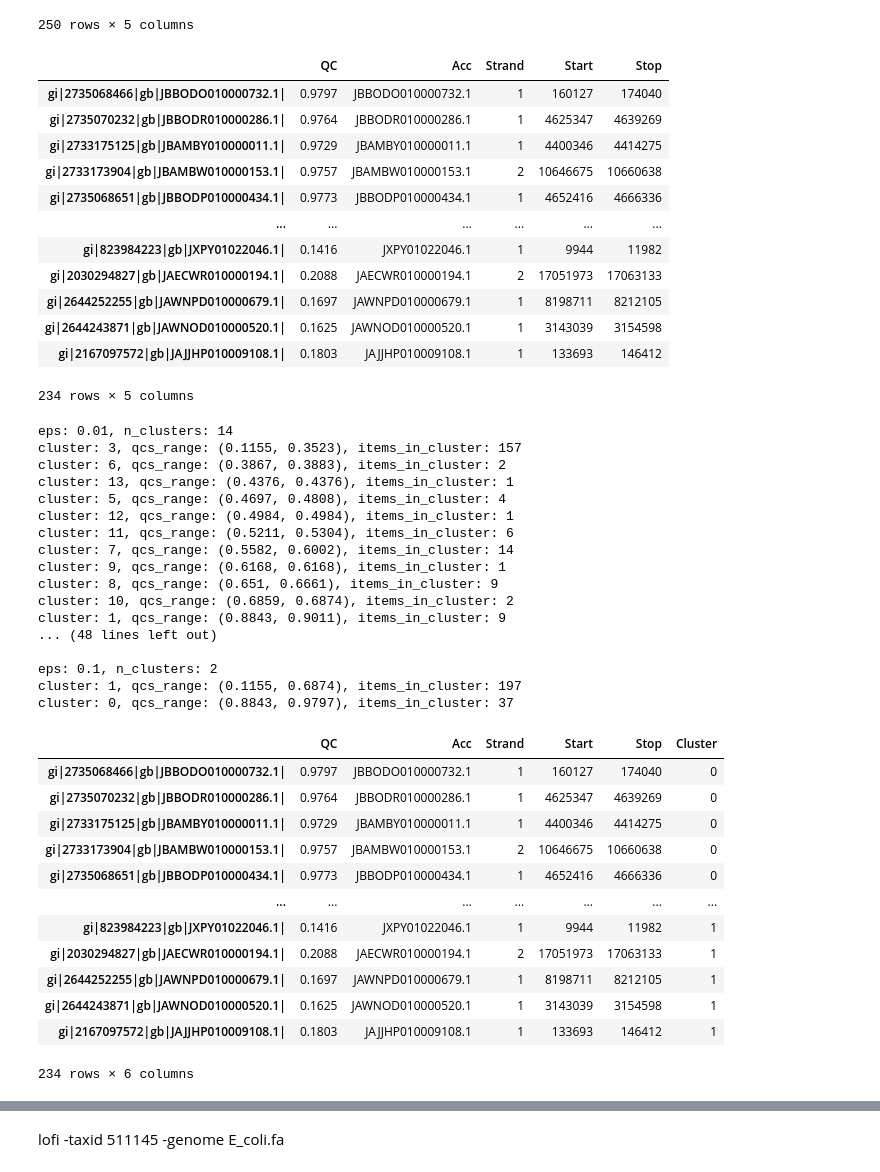
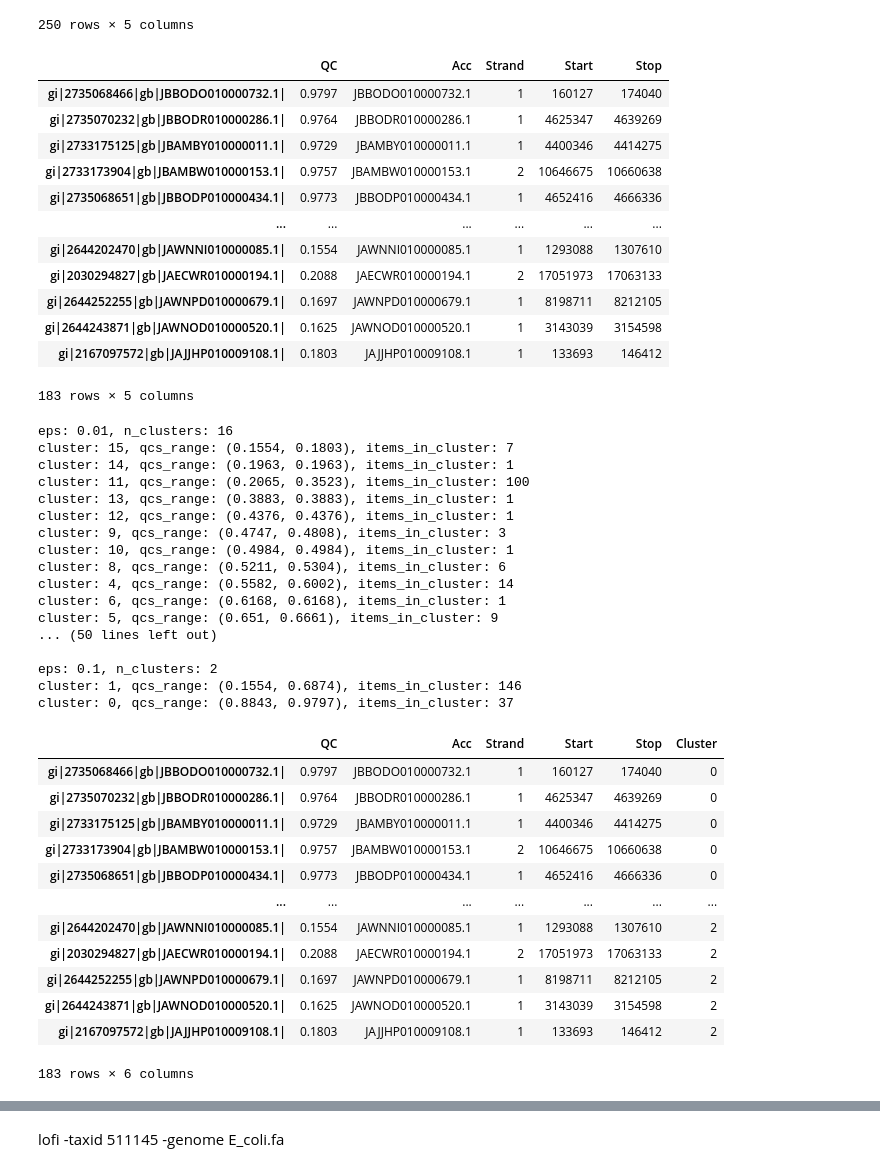
Before and after one commit to ArtemVaska/Diploma, a Jupyter notebook: Scripts/bachelor_repeat.ipynb, the cells around one changed output, grey strips where cells are left out. Saved outputs shown, nothing was run; the diff lists cells and outputs as text; code cells hidden in the pictures.

```diff
--- a/Scripts/bachelor_repeat.ipynb
+++ b/Scripts/bachelor_repeat.ipynb
@@ -188,41 +197,41 @@ qcs_df_upd
 | gi|2167097572|gb|JAJJHP010009108.1| | 0.1803 | JAJJHP010009108.1 | 1 | 133693 | 146412 |
 250 rows × 5 columns
 # %%
-qcs_df_upd_filtered = filter_df(qcs_df_upd)
+qcs_df_upd_filtered = filter_df(qcs_df_upd, qc_threshold=0.1, range_threshold=10_000)
 qcs_df_upd_filtered
 # %% [output]
 |  | QC | Acc | Strand | Start | Stop |
 | gi|2735068466|gb|JBBODO010000732.1| | 0.9797 | JBBODO010000732.1 | 1 | 160127 | 174040 |
 | gi|2735070232|gb|JBBODR010000286.1| | 0.9764 | JBBODR010000286.1 | 1 | 4625347 | 4639269 |
 | gi|2733175125|gb|JBAMBY010000011.1| | 0.9729 | JBAMBY010000011.1 | 1 | 4400346 | 4414275 |
 | gi|2733173904|gb|JBAMBW010000153.1| | 0.9757 | JBAMBW010000153.1 | 2 | 10646675 | 10660638 |
 | gi|2735068651|gb|JBBODP010000434.1| | 0.9773 | JBBODP010000434.1 | 1 | 4652416 | 4666336 |
 | ... | ... | ... | ... | ... | ... |
-| gi|823984223|gb|JXPY01022046.1| | 0.1416 | JXPY01022046.1 | 1 | 9944 | 11982 |
+| gi|2644202470|gb|JAWNNI010000085.1| | 0.1554 | JAWNNI010000085.1 | 1 | 1293088 | 1307610 |
 | gi|2030294827|gb|JAECWR010000194.1| | 0.2088 | JAECWR010000194.1 | 2 | 17051973 | 17063133 |
 | gi|2644252255|gb|JAWNPD010000679.1| | 0.1697 | JAWNPD010000679.1 | 1 | 8198711 | 8212105 |
 | gi|2644243871|gb|JAWNOD010000520.1| | 0.1625 | JAWNOD010000520.1 | 1 | 3143039 | 3154598 |
 | gi|2167097572|gb|JAJJHP010009108.1| | 0.1803 | JAJJHP010009108.1 | 1 | 133693 | 146412 |
-234 rows × 5 columns
+183 rows × 5 columns
 # %%
 cluster_analysis_preview(qcs_df_upd_filtered)
 # %% [output]
-eps: 0.01, n_clusters: 14
-cluster: 3, qcs_range: (0.1155, 0.3523), items_in_cluster: 157
-cluster: 6, qcs_range: (0.3867, 0.3883), items_in_cluster: 2
-cluster: 13, qcs_range: (0.4376, 0.4376), items_in_cluster: 1
-cluster: 5, qcs_range: (0.4697, 0.4808), items_in_cluster: 4
-cluster: 12, qcs_range: (0.4984, 0.4984), items_in_cluster: 1
-cluster: 11, qcs_range: (0.5211, 0.5304), items_in_cluster: 6
-cluster: 7, qcs_range: (0.5582, 0.6002), items_in_cluster: 14
-cluster: 9, qcs_range: (0.6168, 0.6168), items_in_cluster: 1
-cluster: 8, qcs_range: (0.651, 0.6661), items_in_cluster: 9
-cluster: 10, qcs_range: (0.6859, 0.6874), items_in_cluster: 2
-cluster: 1, qcs_range: (0.8843, 0.9011), items_in_cluster: 9
-... (48 lines left out)
+eps: 0.01, n_clusters: 16
+cluster: 15, qcs_range: (0.1554, 0.1803), items_in_cluster: 7
+cluster: 14, qcs_range: (0.1963, 0.1963), items_in_cluster: 1
+cluster: 11, qcs_range: (0.2065, 0.3523), items_in_cluster: 100
+cluster: 13, qcs_range: (0.3883, 0.3883), items_in_cluster: 1
+cluster: 12, qcs_range: (0.4376, 0.4376), items_in_cluster: 1
+cluster: 9, qcs_range: (0.4747, 0.4808), items_in_cluster: 3
+cluster: 10, qcs_range: (0.4984, 0.4984), items_in_cluster: 1
+cluster: 8, qcs_range: (0.5211, 0.5304), items_in_cluster: 6
+cluster: 4, qcs_range: (0.5582, 0.6002), items_in_cluster: 14
+cluster: 6, qcs_range: (0.6168, 0.6168), items_in_cluster: 1
+cluster: 5, qcs_range: (0.651, 0.6661), items_in_cluster: 9
+... (50 lines left out)
 
 eps: 0.1, n_clusters: 2
-cluster: 1, qcs_range: (0.1155, 0.6874), items_in_cluster: 197
+cluster: 1, qcs_range: (0.1554, 0.6874), items_in_cluster: 146
 cluster: 0, qcs_range: (0.8843, 0.9797), items_in_cluster: 37
 # %%
 qcs_df_upd_filtered_clustered = cluster_analysis(qcs_df_upd_filtered, eps=0.04)
@@ -236,9 +245,9 @@ qcs_df_upd_filtered_clustered
 | gi|2733173904|gb|JBAMBW010000153.1| | 0.9757 | JBAMBW010000153.1 | 2 | 10646675 | 10660638 | 0 |
 | gi|2735068651|gb|JBBODP010000434.1| | 0.9773 | JBBODP010000434.1 | 1 | 4652416 | 4666336 | 0 |
 | ... | ... | ... | ... | ... | ... | ... |
-| gi|823984223|gb|JXPY01022046.1| | 0.1416 | JXPY01022046.1 | 1 | 9944 | 11982 | 1 |
-| gi|2030294827|gb|JAECWR010000194.1| | 0.2088 | JAECWR010000194.1 | 2 | 17051973 | 17063133 | 1 |
-| gi|2644252255|gb|JAWNPD010000679.1| | 0.1697 | JAWNPD010000679.1 | 1 | 8198711 | 8212105 | 1 |
-| gi|2644243871|gb|JAWNOD010000520.1| | 0.1625 | JAWNOD010000520.1 | 1 | 3143039 | 3154598 | 1 |
-| gi|2167097572|gb|JAJJHP010009108.1| | 0.1803 | JAJJHP010009108.1 | 1 | 133693 | 146412 | 1 |
+| gi|2644202470|gb|JAWNNI010000085.1| | 0.1554 | JAWNNI010000085.1 | 1 | 1293088 | 1307610 | 2 |
+| gi|2030294827|gb|JAECWR010000194.1| | 0.2088 | JAECWR010000194.1 | 2 | 17051973 | 17063133 | 2 |
+| gi|2644252255|gb|JAWNPD010000679.1| | 0.1697 | JAWNPD010000679.1 | 1 | 8198711 | 8212105 | 2 |
+| gi|2644243871|gb|JAWNOD010000520.1| | 0.1625 | JAWNOD010000520.1 | 1 | 3143039 | 3154598 | 2 |
+| gi|2167097572|gb|JAJJHP010009108.1| | 0.1803 | JAJJHP010009108.1 | 1 | 133693 | 146412 | 2 |
-234 rows × 6 columns
+183 rows × 6 columns
```
Also changed, not shown: parts of 16 cells of this notebook, 3 other files.
